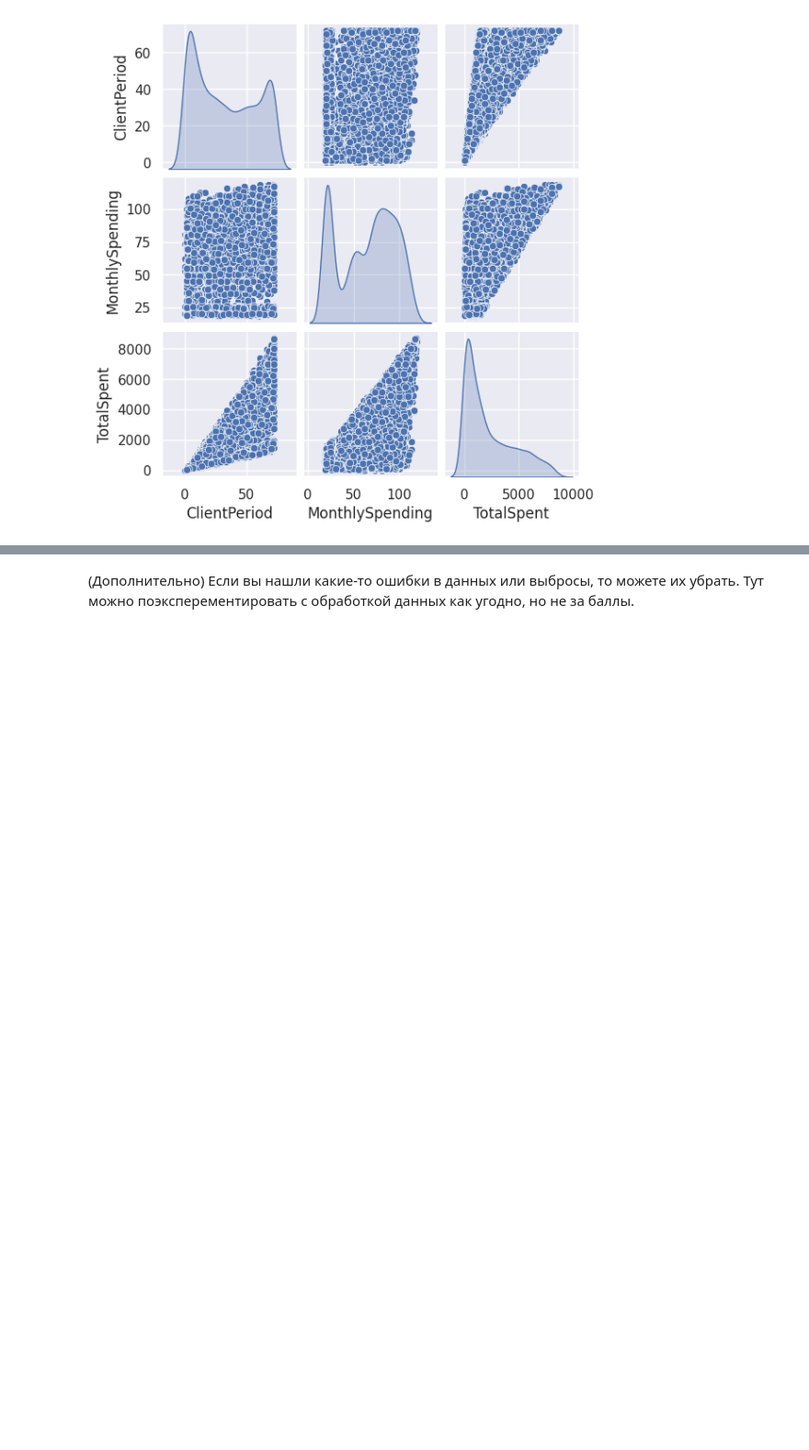
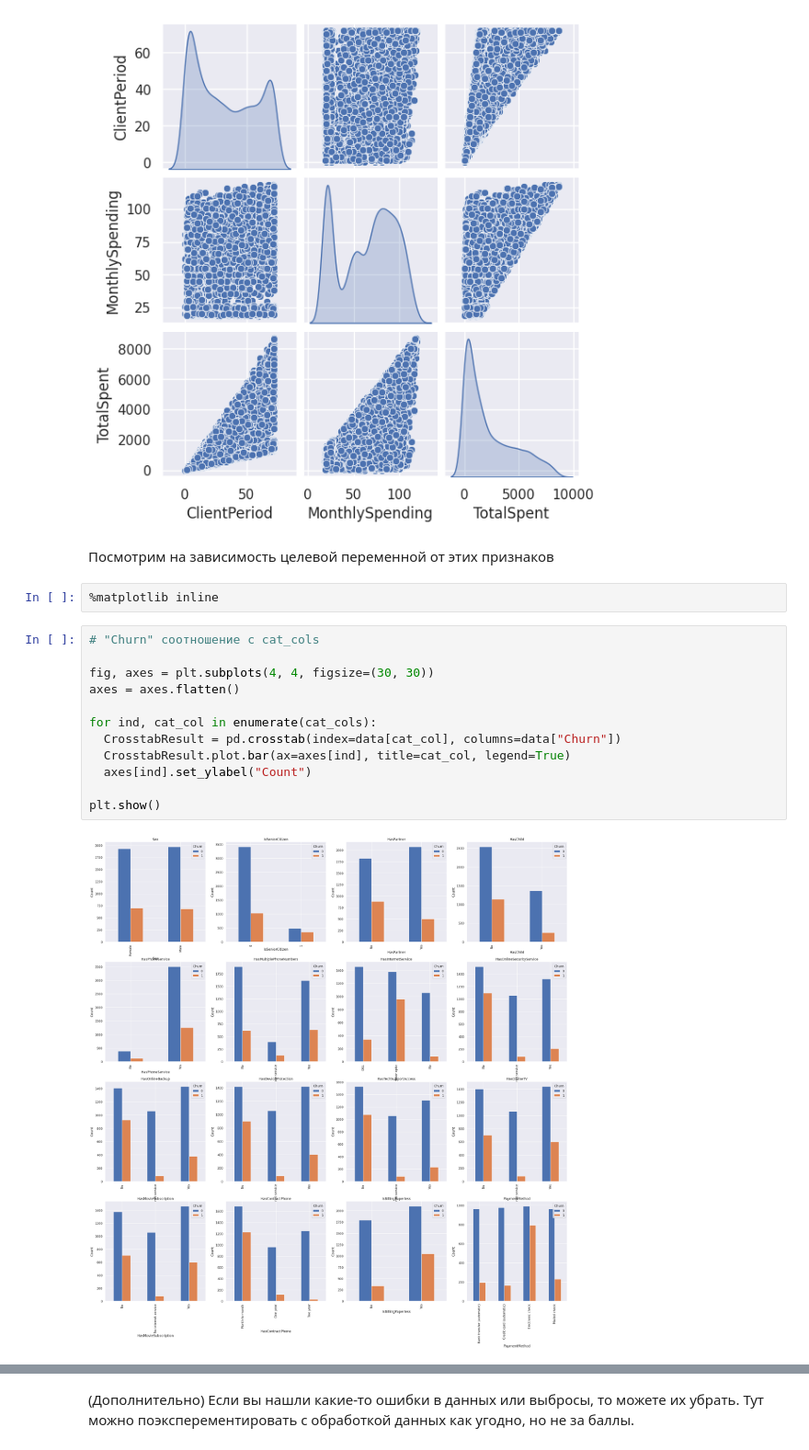
Before and after one commit to Prototype721/MFTI_course, a Jupyter notebook: week_03_composition_model_selection/Homework/hw_3_kaggle.ipynb, the cells around one changed output, grey strips where cells are left out. Shown at 92% size. Saved outputs shown, nothing was run; the diff lists cells and outputs as text; blank space fills up the shorter version.

```diff
--- a/week_03_composition_model_selection/Homework/hw_3_kaggle.ipynb
+++ b/week_03_composition_model_selection/Homework/hw_3_kaggle.ipynb
@@ -253,3 +253,21 @@ sns.pairplot(data[num_cols], height = 2 ,kind ='scatter',diag_kind='kde')
 plt.show()
 # %% [output]
 [figure]
+# %% [markdown]
+Посмотрим на зависимость целевой переменной от этих признаков
+# %%
+%matplotlib inline
+# %%
+# "Churn" соотношение с cat_cols
+
+fig, axes = plt.subplots(4, 4, figsize=(30, 30))
+axes = axes.flatten()
+
+for ind, cat_col in enumerate(cat_cols):
+  CrosstabResult = pd.crosstab(index=data[cat_col], columns=data["Churn"])
+  CrosstabResult.plot.bar(ax=axes[ind], title=cat_col, legend=True)
+  axes[ind].set_ylabel("Count")
+
+plt.show()
+# %% [output]
+[figure, added]
```
Also changed, not shown: parts of 1 cell of this notebook.
